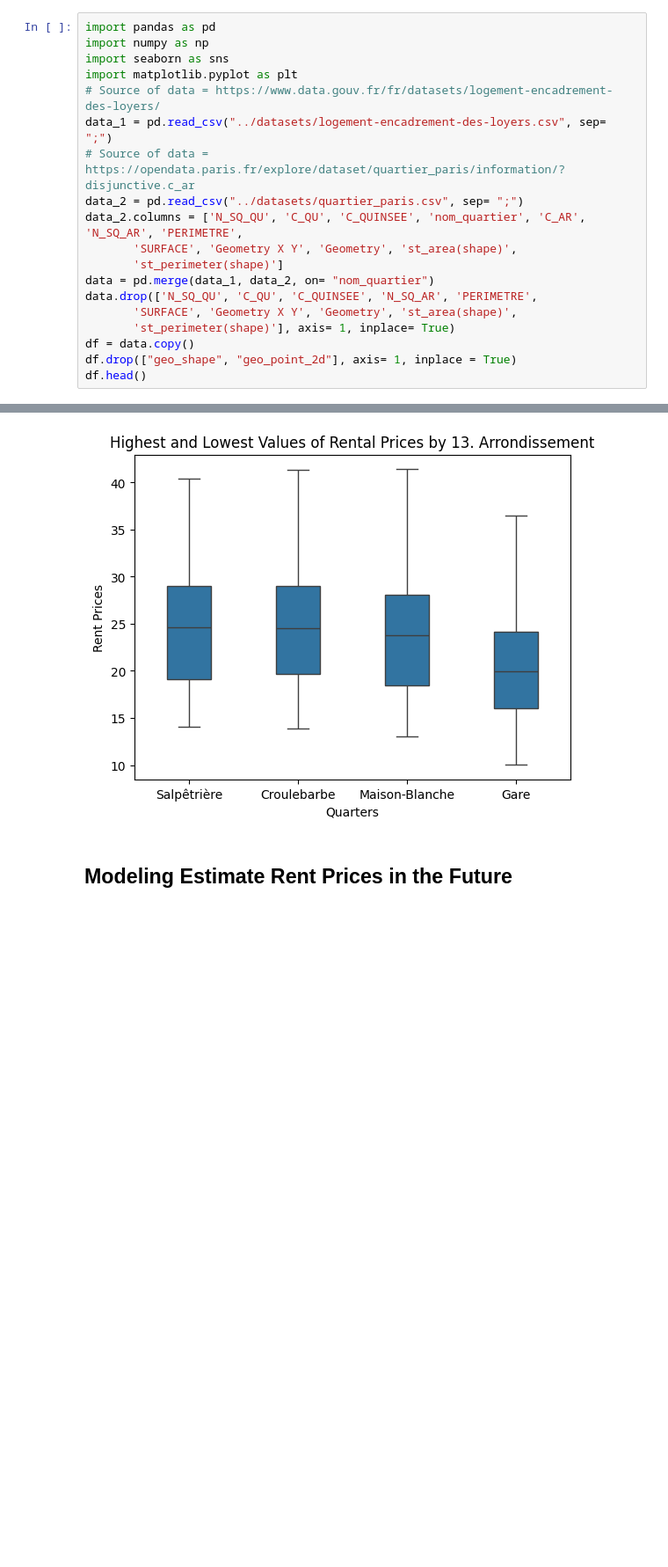
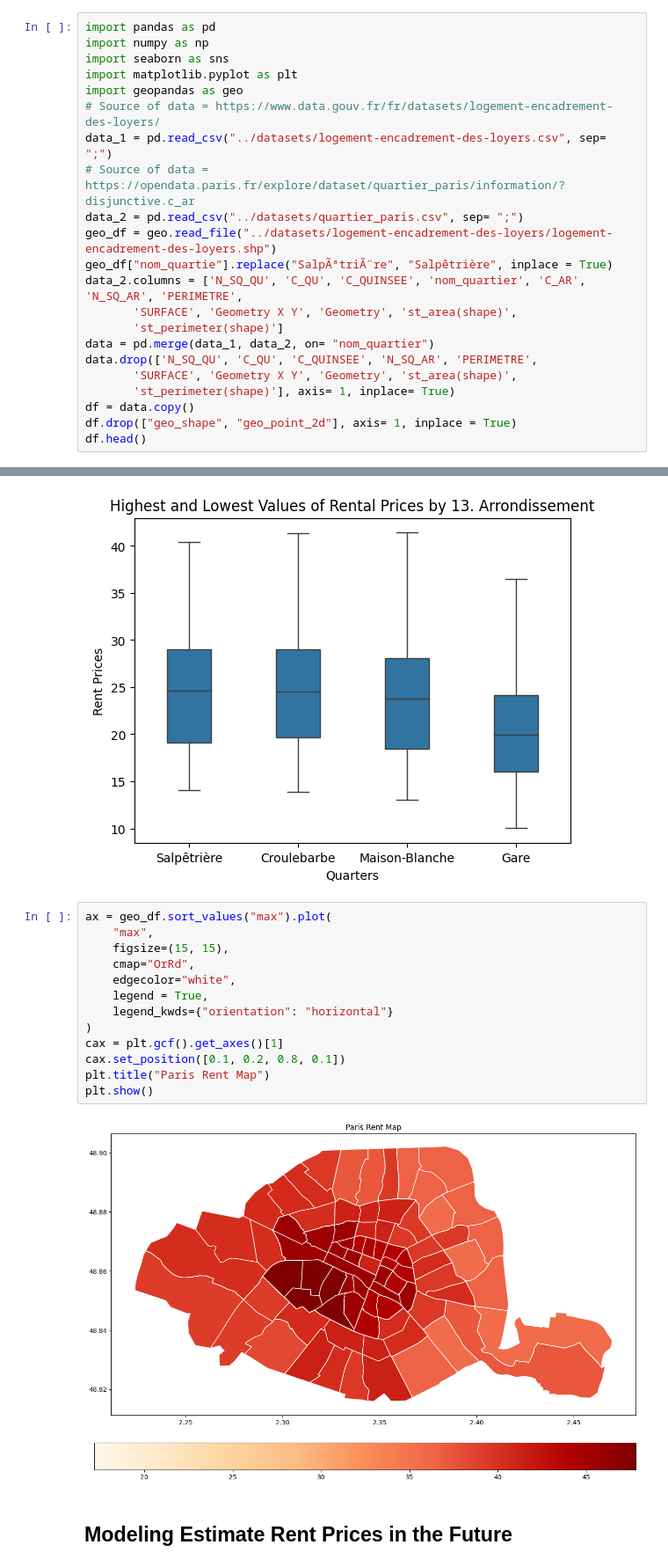
Before and after one commit to mehmetbuyukgumus/House-Rent-Control-in-Paris, a Jupyter notebook: analysis/analysis.ipynb, the cells around one changed output, grey strips where cells are left out. Shown at 88% size. Saved outputs shown, nothing was run; the diff lists cells and outputs as text; blank space fills up the shorter version.

Commit message:
Adding map and the dataset what i need to draw map

```diff
--- a/analysis/analysis.ipynb
+++ b/analysis/analysis.ipynb
@@ -3,10 +3,13 @@ import pandas as pd
 import numpy as np
 import seaborn as sns
 import matplotlib.pyplot as plt
+import geopandas as geo
 # Source of data = https://www.data.gouv.fr/fr/datasets/logement-encadrement-des-loyers/
 data_1 = pd.read_csv("../datasets/logement-encadrement-des-loyers.csv", sep= ";")
 # Source of data = https://opendata.paris.fr/explore/dataset/quartier_paris/information/?disjunctive.c_ar
 data_2 = pd.read_csv("../datasets/quartier_paris.csv", sep= ";")
+geo_df = geo.read_file("../datasets/logement-encadrement-des-loyers/logement-encadrement-des-loyers.shp")
+geo_df["nom_quartie"].replace("SalpÃªtriÃ¨re", "Salpêtrière", inplace = True)
 data_2.columns = ['N_SQ_QU', 'C_QU', 'C_QUINSEE', 'nom_quartier', 'C_AR', 'N_SQ_AR', 'PERIMETRE',
        'SURFACE', 'Geometry X Y', 'Geometry', 'st_area(shape)',
        'st_perimeter(shape)']
@@ -215,6 +218,21 @@ plt.title("Highest and Lowest Values of Rental Prices by 13. Arrondissement")
 plt.show()
 # %% [output]
 [figure]
+# %%
+ax = geo_df.sort_values("max").plot(
+    "max",
+    figsize=(15, 15),
+    cmap="OrRd",
+    edgecolor="white",
+    legend = True,
+    legend_kwds={"orientation": "horizontal"}
+)
+cax = plt.gcf().get_axes()[1]
+cax.set_position([0.1, 0.2, 0.8, 0.1])
+plt.title("Paris Rent Map")
+plt.show()
+# %% [output]
+[figure, added]
 # %% [markdown]
 ## Modeling Estimate Rent Prices in the Future
 # %%
```
Also changed, not shown: parts of 2 cells of this notebook, 4 other files.
